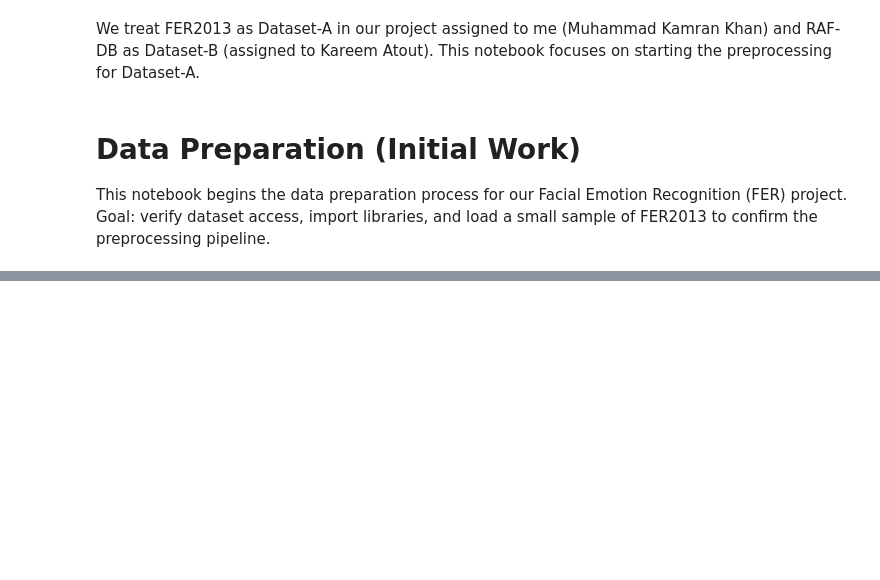
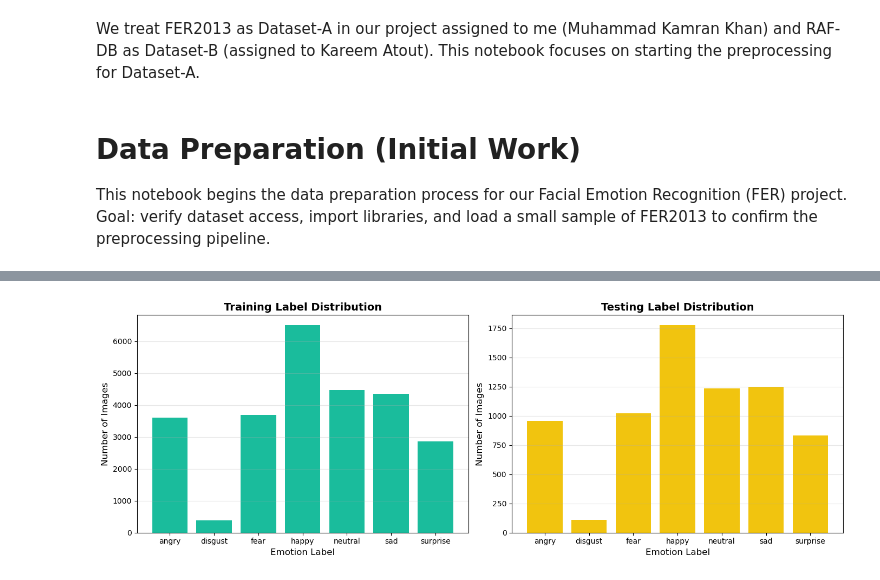
Before and after one commit to kareematout/facial-emotion-recognition-cnn, a Jupyter notebook: notebooks/02_data_preprocessing_fer2013.ipynb, the cells around one changed output, grey strips where cells are left out. Drawn from its saved outputs; the diff is of its cells as text; code cells hidden in the pictures; blank space fills up the shorter version.

```diff
--- a/notebooks/02_data_preprocessing_fer2013.ipynb
+++ b/notebooks/02_data_preprocessing_fer2013.ipynb
@@ -44,0 +220,12 @@ plt.show()
+# %%
+# Create output folders: train, val, test, with emotion subfolders
+
+splits = ["train", "val", "test"]
+labels = sorted(train_df["label"].unique())  # all 7 emotion classes
+
+for split in splits:
+    for label in labels:
+        out_dir = OUTPUT_ROOT / split / label
+        out_dir.mkdir(parents=True, exist_ok=True)
+
+print("Created directory structure under:", OUTPUT_ROOT)
@@ -44,0 +351,33 @@ plt.show()
+# %%
+emotion_labels = summary_df["Emotion"].tolist()
+train_values   = summary_df["Train_Count"].tolist()
+test_values    = summary_df["Test_Count"].tolist()
+
+fig, axes = plt.subplots(1, 2, figsize=(14, 5))
+
+# Color palette
+train_color = '#1ABC9C'   # teal
+test_color  = '#F1C40F'   # gold
+
+# --- Train plot ---
+axes[0].bar(range(1, 8), train_values, color=train_color)
+axes[0].set_title("Training Label Distribution", fontsize=14, fontweight='bold')
+axes[0].set_xlabel("Emotion Label", fontsize=12)
+axes[0].set_ylabel("Number of Images", fontsize=12)
+axes[0].set_xticks(range(1, 8))
+axes[0].set_xticklabels(emotion_labels, rotation=0)
+axes[0].grid(axis='y', alpha=0.3)
+
+# --- Test plot ---
+axes[1].bar(range(1, 8), test_values, color=test_color)
+axes[1].set_title("Testing Label Distribution", fontsize=14, fontweight='bold')
+axes[1].set_xlabel("Emotion Label", fontsize=12)
+axes[1].set_ylabel("Number of Images", fontsize=12)
+axes[1].set_xticks(range(1, 8))
+axes[1].set_xticklabels(emotion_labels, rotation=0)
+axes[1].grid(axis='y', alpha=0.3)
+
+plt.tight_layout()
+plt.show()
+# %% [output]
+[figure, added]
```
Also changed, not shown: parts of 26 cells of this notebook, 5 other files.
